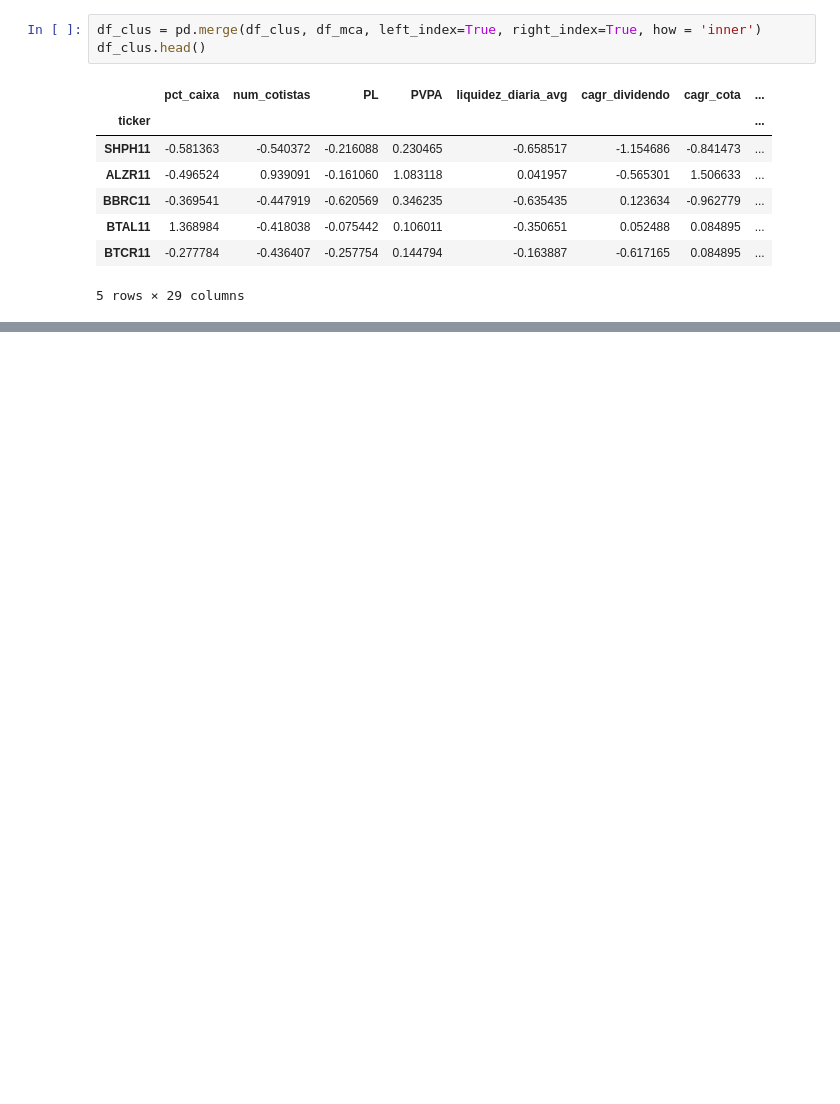
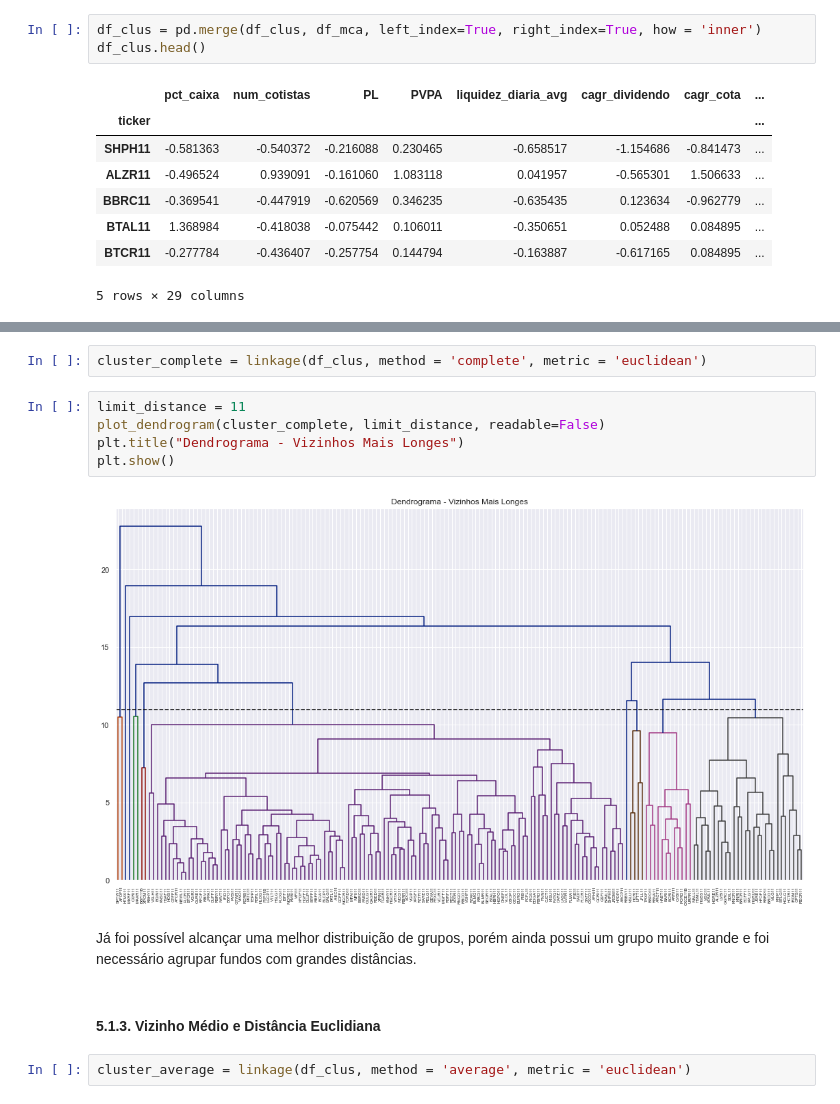
Before and after one commit to osouzadaniel/FII_Clustering, a Jupyter notebook: clustering.ipynb, the cells around one changed output, grey strips where cells are left out. Cells and saved outputs as stored; diff of their text form; blank space fills up the shorter version.

```diff
--- a/clustering.ipynb
+++ b/clustering.ipynb
@@ -251,0 +296,15 @@ df_clus.head()
+# %%
+cluster_complete = linkage(df_clus, method = 'complete', metric = 'euclidean')
+# %%
+limit_distance = 11
+plot_dendrogram(cluster_complete, limit_distance, readable=False)
+plt.title("Dendrograma - Vizinhos Mais Longes")
+plt.show()
+# %% [output]
+[figure, added]
+# %% [markdown]
+Já foi possível alcançar uma melhor distribuição de grupos, porém ainda possui um grupo muito grande e foi necessário agrupar fundos com grandes distâncias.
+# %% [markdown]
+#### 5.1.3. Vizinho Médio e Distância Euclidiana
+# %%
+cluster_average = linkage(df_clus, method = 'average', metric = 'euclidean')
```
Also changed, not shown: parts of 23 cells of this notebook.
